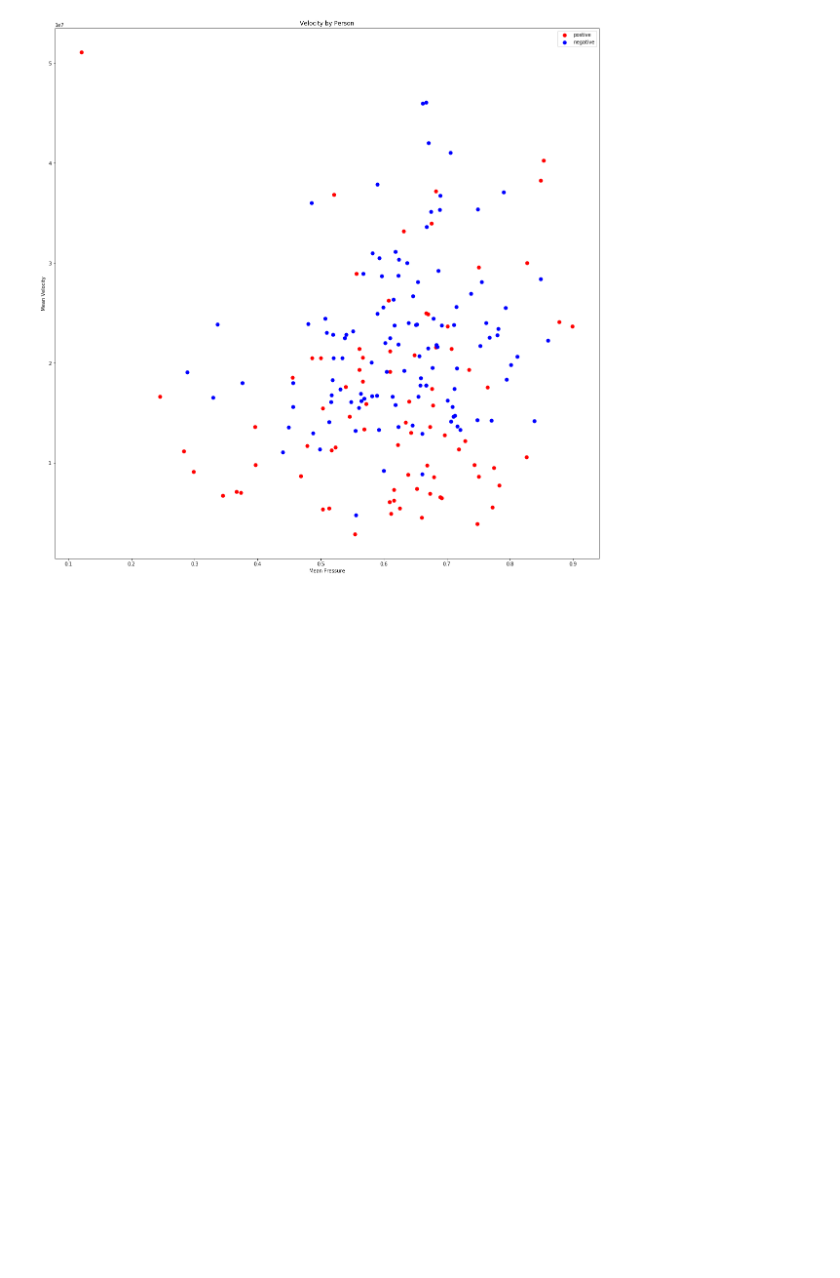
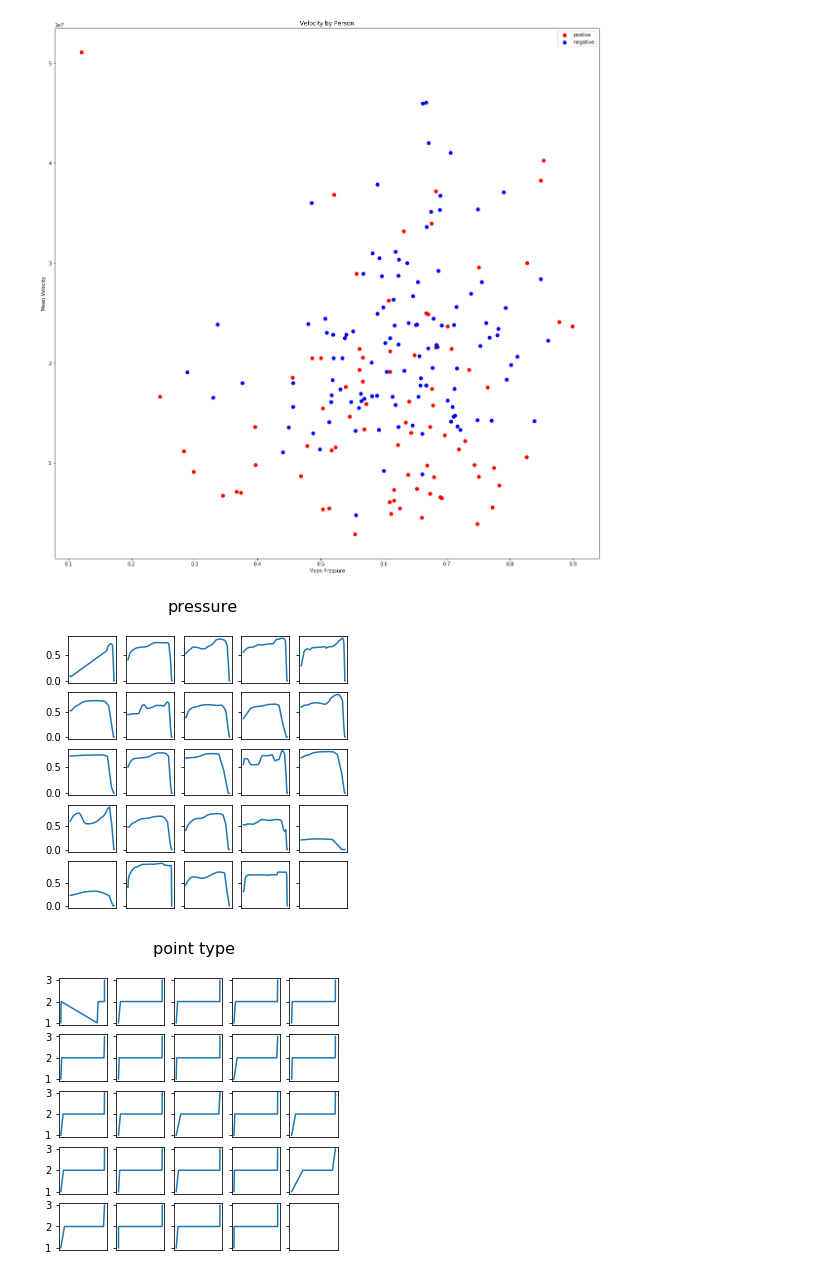
Before and after one commit to p-amonpitakpun/clock-drawing-dnn, a Jupyter notebook: Notebooks/models/pressure_n_velocity.ipynb, the cells around one changed output. Drawn from its saved outputs; the diff is of its cells as text; code cells hidden in the pictures; blank space fills up the shorter version.

```diff
--- a/Notebooks/models/pressure_n_velocity.ipynb
+++ b/Notebooks/models/pressure_n_velocity.ipynb
@@ -235,20 +237,3 @@ def extract_object(obj):
     n = len(t_i)
 
     return p, pt, x, y, t, n
-# %%
-# Components by Person
-
-fig = plt.figure(figsize=(10, 10))
-for k in range(N):
-    record = dat[k]
-    objects = get_objects(record)
-    n_obj = len(objects)
-
-    axs = fig.add_subplot(1, n_obj, k + 1)
-    for i in range(n_obj):
-        obj = objects[i]
-
-        p, pt, x, y, t, n = extract_object(obj)
-
-        plt.plot(x, y)
-    plt.show()
@@ -361,3 +332,36 @@ plt.legend()
 plt.show()
 # %% [output]
 [figure]
+# %%
+from data import preprocess
+
+def test_objects(dat):
+#     objects = get_objects(dat[0])
+    records = preprocess.get_components(dat)
+    objects = records[0]
+    n = len(objects)
+    m = n // 5 + 1
+
+    # p
+    fig, ax = plt.subplots(m, 5, figsize=(5, 5), sharey='row')
+    fig.suptitle('pressure', fontsize=16)
+    i = 0
+    for axis in ax.flatten(): axis.xaxis.set_visible(False)
+    for obj in objects:
+        ax[i//5][i%5].plot(obj[2], obj[3])
+        i += 1
+    plt.show()
+    # pt
+    fig, ax = plt.subplots(m, 5, figsize=(5, 5), sharey='row')
+    fig.suptitle('point type', fontsize=16)
+    i = 0
+    for axis in ax.flatten(): axis.xaxis.set_visible(False)
+    for obj in objects:
+        ax[i//5][i%5].plot(obj[2], obj[4])
+        i += 1
+    plt.show()
+
+test_objects(dat)
+# %% [output]
+[figure, added]
+[figure, added]
```
Also changed, not shown: parts of 2 cells of this notebook, 1 other file.
